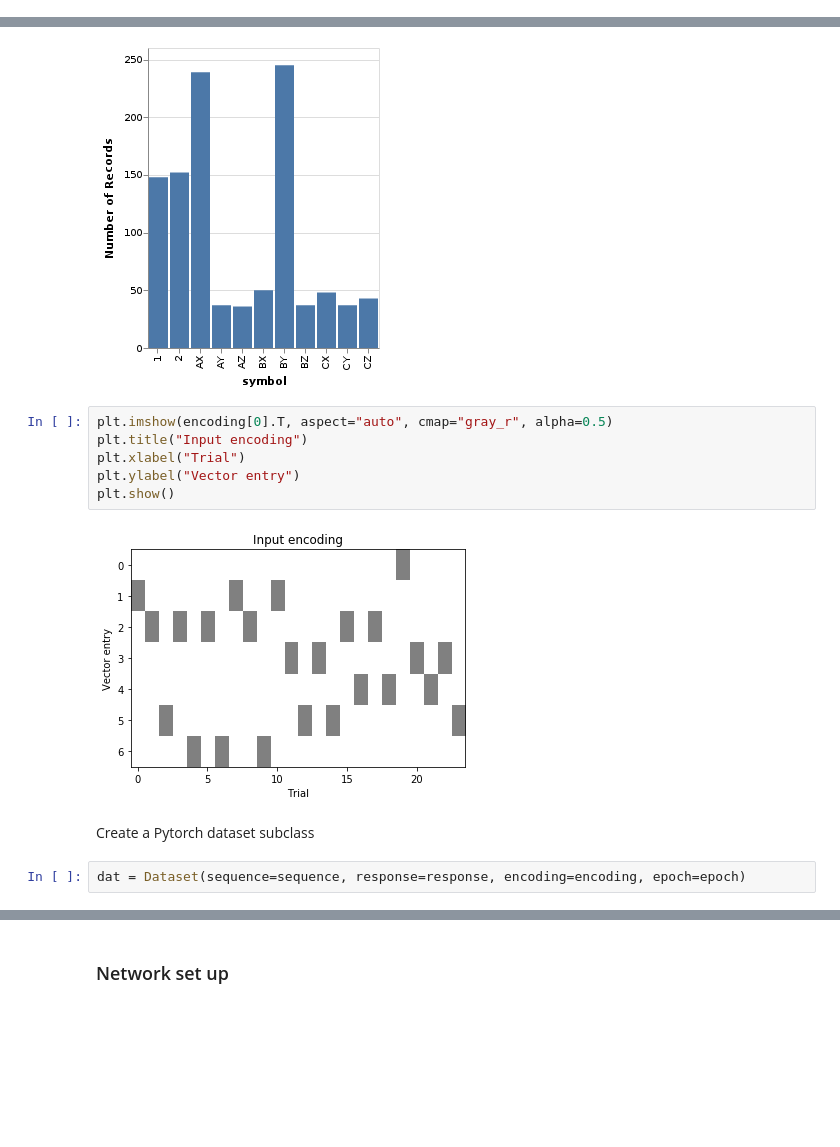
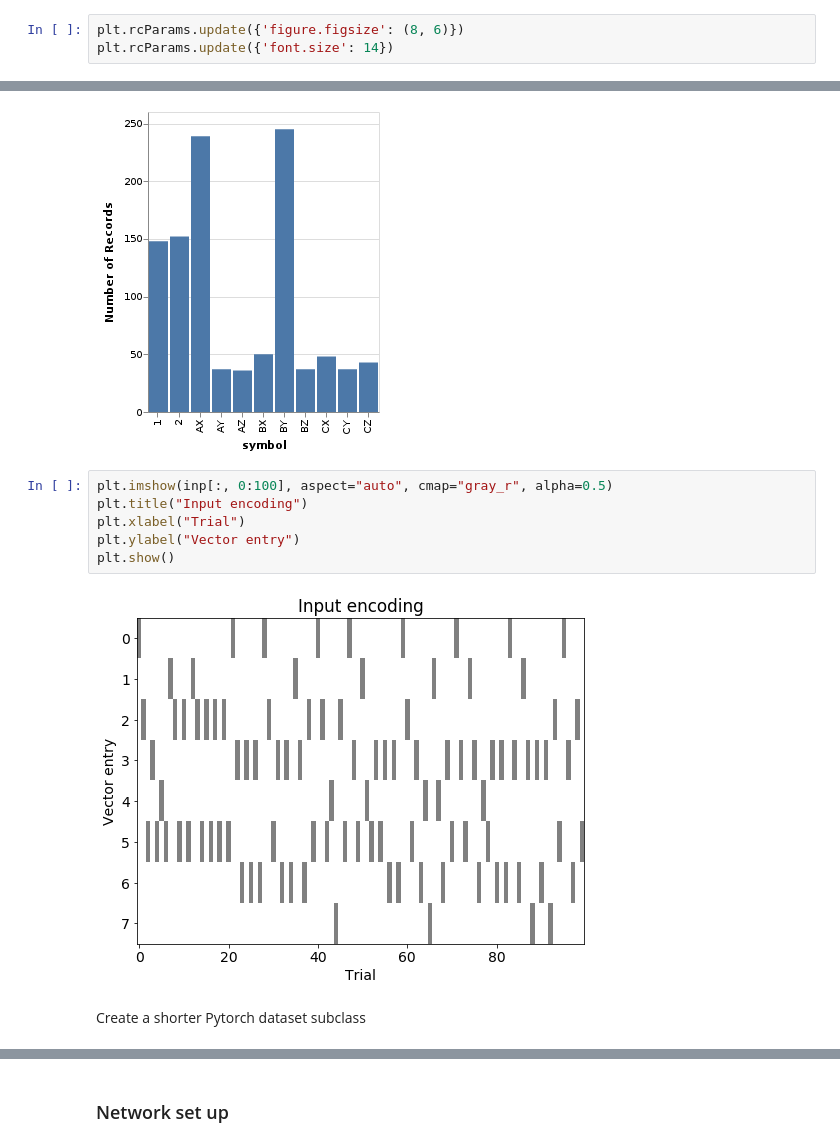
Before and after one commit to KristijanArmeni/snn-learn, a Jupyter notebook: overview.ipynb, the cells around one changed output, grey strips where cells are left out. Cells and saved outputs as stored; diff of their text form; blank space fills up the shorter version.

```diff
--- a/overview.ipynb
+++ b/overview.ipynb
@@ -7,6 +7,9 @@ import altair as alt
 from stimuli import generate_sequence, encode_input, Dataset
 from snn_params import Params
 from snn_network import SNN
+# %%
+plt.rcParams.update({'figure.figsize': (8, 6)})
+plt.rcParams.update({'font.size': 14})
 # %%
 # Initialize parameters
 params = Params()
@@ -39,14 +42,12 @@ alt.Chart(data=df).mark_bar().encode(
 1072
 [figure]
 # %%
-plt.imshow(encoding[0].T, aspect="auto", cmap="gray_r", alpha=0.5)
+plt.imshow(inp[:, 0:100], aspect="auto", cmap="gray_r", alpha=0.5)
 plt.title("Input encoding")
 plt.xlabel("Trial")
 plt.ylabel("Vector entry")
 plt.show()
 # %% [output]
-[figure, old version]
+[figure, new version]
 # %% [markdown]
-Create a Pytorch dataset subclass
+Create a shorter Pytorch dataset subclass
-# %%
-dat = Dataset(sequence=sequence, response=response, encoding=encoding, epoch=epoch)
```
Also changed, not shown: parts of 12 cells of this notebook.
